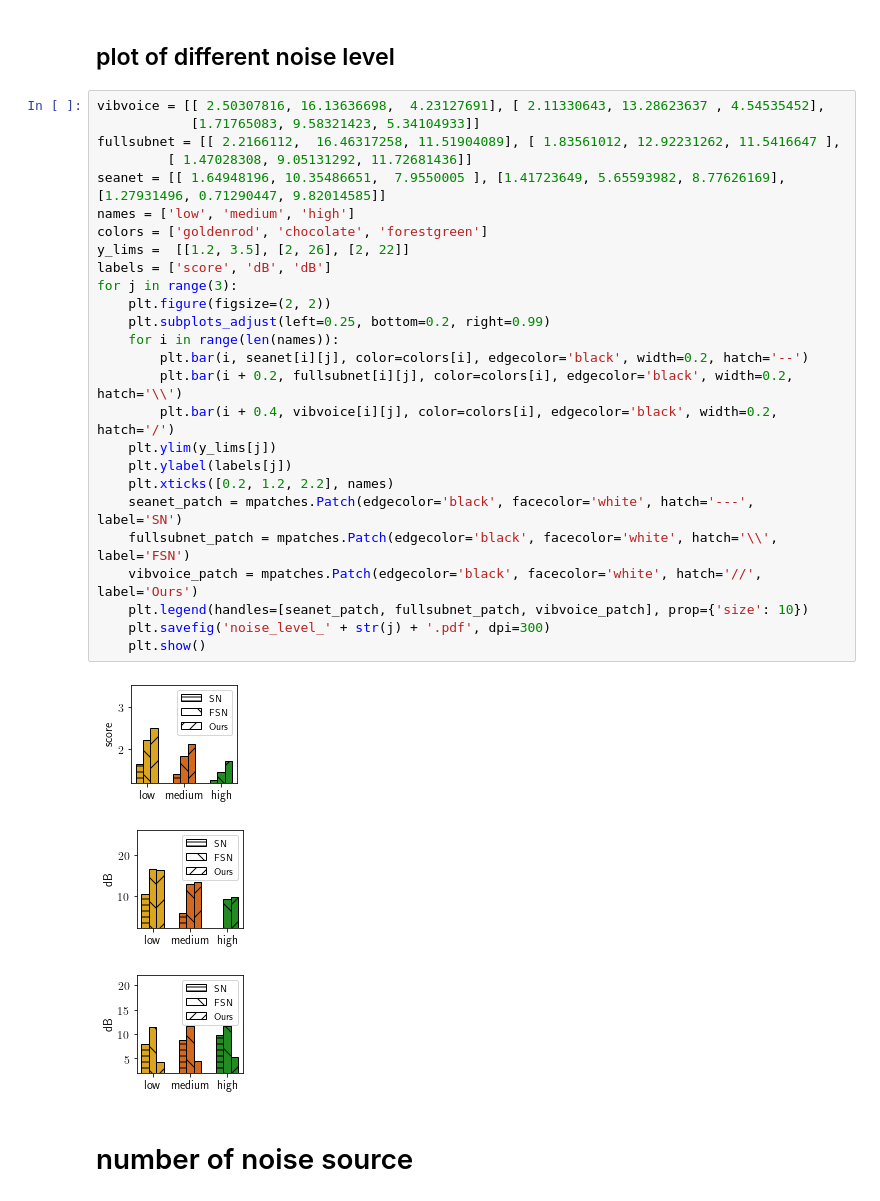
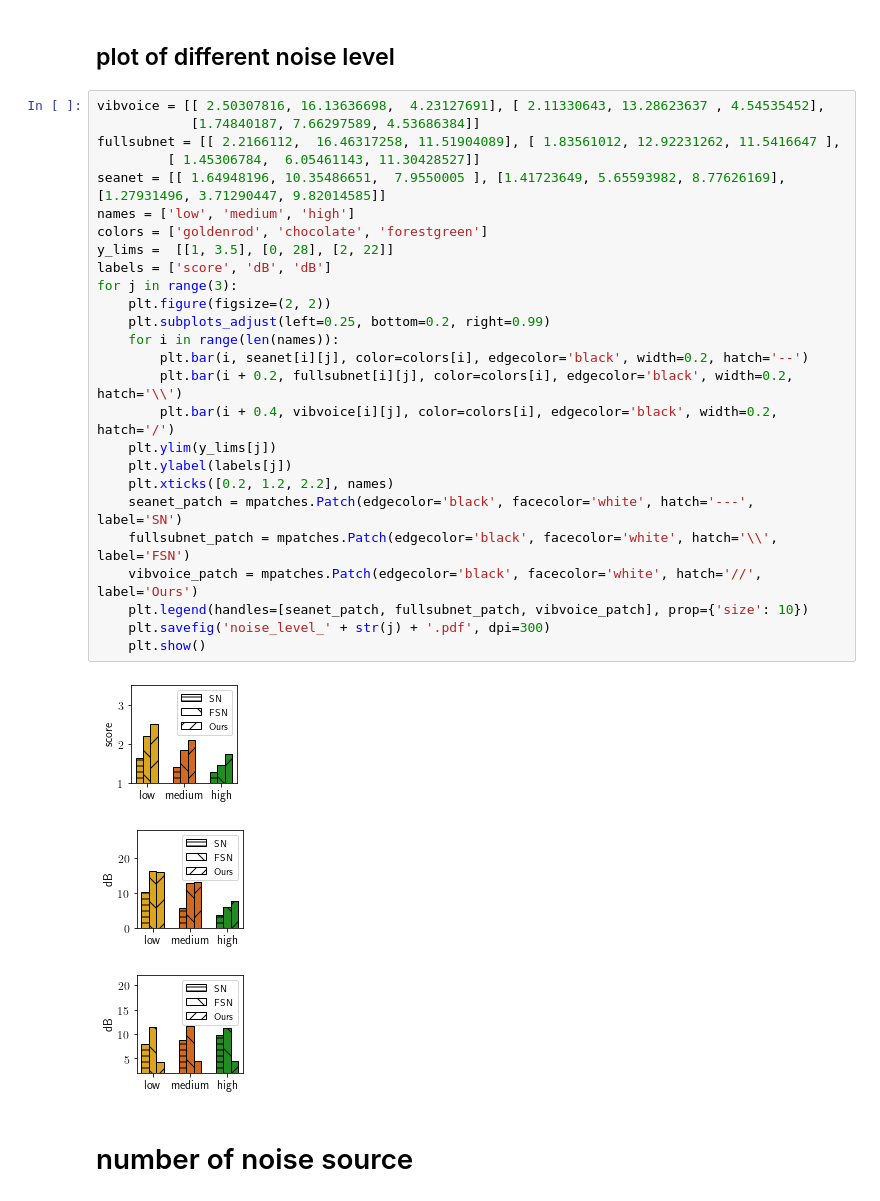
Before and after one commit to lixinghe1999/audioproject, a Jupyter notebook: enhancement/plot/plot.ipynb, the cells around one changed output. Cells and saved outputs as stored; diff of their text form.

```diff
--- a/enhancement/plot/plot.ipynb
+++ b/enhancement/plot/plot.ipynb
@@ -43,34 +43,34 @@ for j in range(3):
   ## plot of different noise level
 # %%
 vibvoice = [[ 2.50307816, 16.13636698,  4.23127691], [ 2.11330643, 13.28623637 , 4.54535452],
-            [1.71765083, 9.58321423, 5.34104933]]
+            [1.74840187, 7.66297589, 4.53686384]]
 fullsubnet = [[ 2.2166112,  16.46317258, 11.51904089], [ 1.83561012, 12.92231262, 11.5416647 ],
-         [ 1.47028308, 9.05131292, 11.72681436]]
-seanet = [[ 1.64948196, 10.35486651,  7.9550005 ], [1.41723649, 5.65593982, 8.77626169], [1.27931496, 0.71290447, 9.82014585]]
+         [ 1.45306784,  6.05461143, 11.30428527]]
+seanet = [[ 1.64948196, 10.35486651,  7.9550005 ], [1.41723649, 5.65593982, 8.77626169], [1.27931496, 3.71290447, 9.82014585]]
 names = ['low', 'medium', 'high']
 colors = ['goldenrod', 'chocolate', 'forestgreen']
-y_lims =  [[1.2, 3.5], [2, 26], [2, 22]]
+y_lims =  [[1, 3.5], [0, 28], [2, 22]]
 labels = ['score', 'dB', 'dB']
 for j in range(3):
     plt.figure(figsize=(2, 2))
     plt.subplots_adjust(left=0.25, bottom=0.2, right=0.99)
     for i in range(len(names)):
         plt.bar(i, seanet[i][j], color=colors[i], edgecolor='black', width=0.2, hatch='--')
         plt.bar(i + 0.2, fullsubnet[i][j], color=colors[i], edgecolor='black', width=0.2, hatch='\\')
         plt.bar(i + 0.4, vibvoice[i][j], color=colors[i], edgecolor='black', width=0.2, hatch='/')
     plt.ylim(y_lims[j])
     plt.ylabel(labels[j])
     plt.xticks([0.2, 1.2, 2.2], names)
     seanet_patch = mpatches.Patch(edgecolor='black', facecolor='white', hatch='---', label='SN')
     fullsubnet_patch = mpatches.Patch(edgecolor='black', facecolor='white', hatch='\\', label='FSN')
     vibvoice_patch = mpatches.Patch(edgecolor='black', facecolor='white', hatch='//', label='Ours')
     plt.legend(handles=[seanet_patch, fullsubnet_patch, vibvoice_patch], prop={'size': 10})
     plt.savefig('noise_level_' + str(j) + '.pdf', dpi=300)
     plt.show()
 # %% [output]
-[figure, old version]
+[figure, new version]
-[figure, old version]
+[figure, new version]
-[figure, old version]
+[figure, new version]
 # %% [markdown]
 # number of noise source
 # %%
```
Also changed, not shown: 2 other files.
